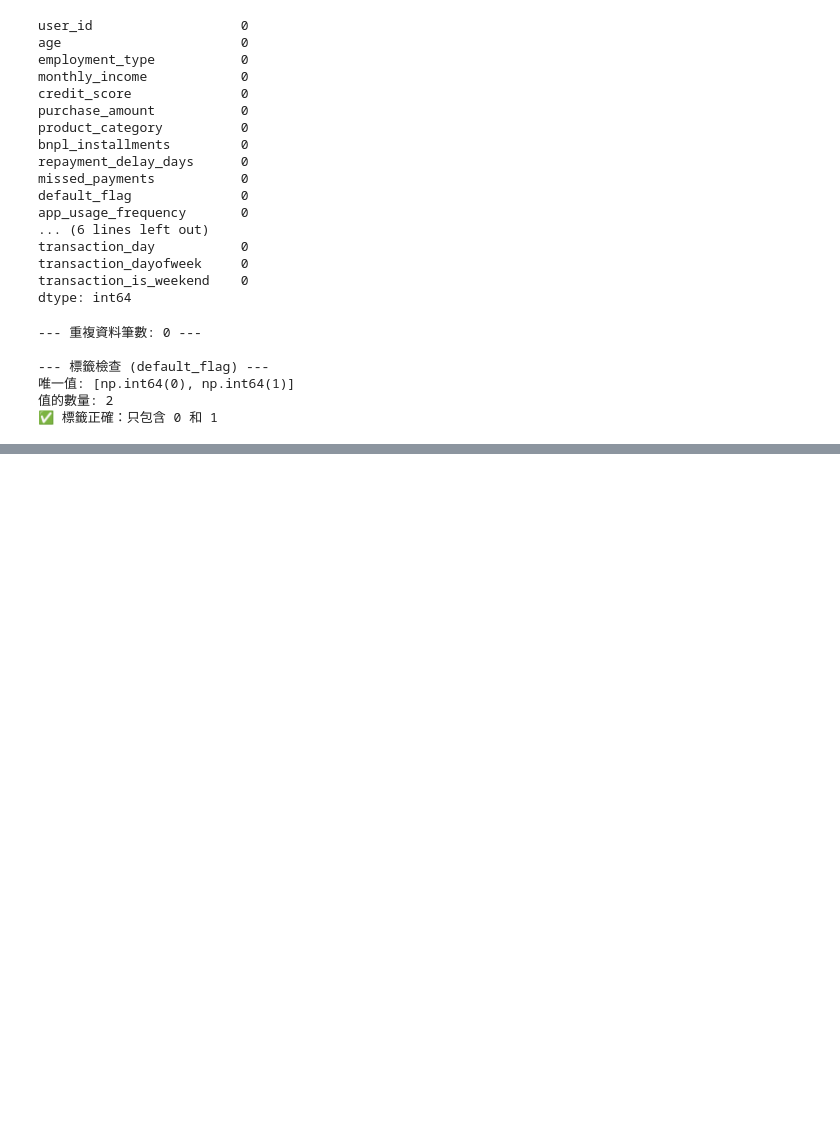
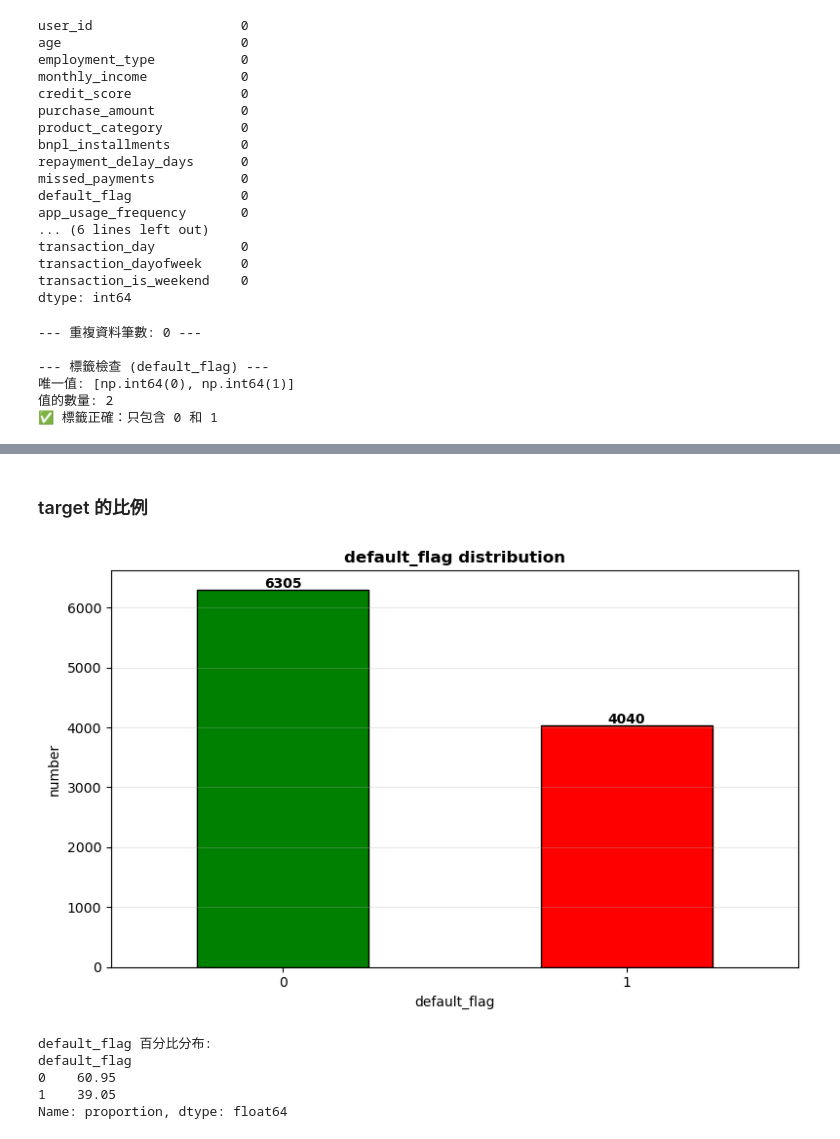
Before and after one commit to BobbleUnderBox/DataMiningG1FinalProject, a Jupyter notebook: notebooks/02_data_quality.ipynb, the cells around one changed output, grey strips where cells are left out. Cells and saved outputs as stored; diff of their text form; code cells hidden in the pictures; blank space fills up the shorter version.

```diff
--- a/notebooks/02_data_quality.ipynb
+++ b/notebooks/02_data_quality.ipynb
@@ -130,0 +201,34 @@ dtype: int64
+# %% [markdown]
+### target 的比例
+# %%
+# 畫出目標變數的分布
+fig, ax = plt.subplots(figsize=(8, 5))
+
+# 計算計數
+target_counts = df['default_flag'].value_counts().sort_index()
+
+# 繪製長條圖
+target_counts.plot(kind='bar', ax=ax, color=['green', 'red'], edgecolor='black')
+ax.set_title('default_flag distribution', fontsize=12, fontweight='bold')
+ax.set_xlabel('default_flag', fontsize=10)
+ax.set_ylabel('number', fontsize=10)
+ax.tick_params(axis='x', rotation=0)
+ax.grid(axis='y', alpha=0.3)
+
+# 添加數值標籤
+for i, v in enumerate(target_counts):
+    ax.text(i, v + 20, str(v), ha='center', fontsize=10, fontweight='bold')
+
+plt.tight_layout()
+plt.show()
+
+# 顯示百分比分布
+print("default_flag 百分比分布:")
+print(df['default_flag'].value_counts(normalize=True).mul(100).round(2))
+# %% [output]
+[figure, added]
+default_flag 百分比分布:
+default_flag
+0    60.95
+1    39.05
+Name: proportion, dtype: float64
```
Also changed, not shown: parts of 25 cells of this notebook, 4 other files.
